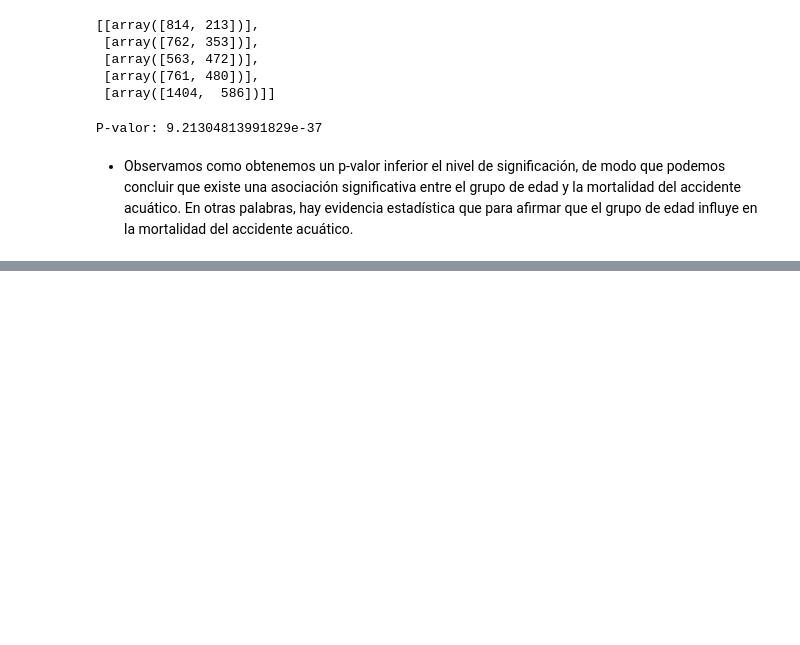
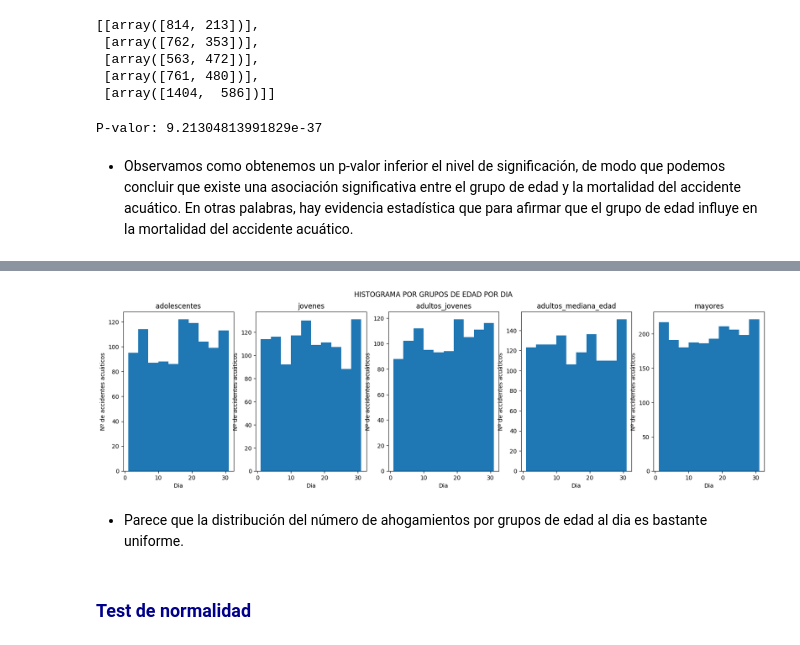
Before and after one commit to adrianova8/Datos_Ahogamientos_Espana, a Jupyter notebook: TFM - Notebooks/Datos de Ahogamiento con Datos Meteorológicos - Test de Hipótesis.ipynb, the cells around one changed output, grey strips where cells are left out. Drawn from its saved outputs; the diff is of its cells as text; code cells hidden in the pictures; blank space fills up the shorter version.

```diff
--- a/TFM - Notebooks/Datos de Ahogamiento con Datos Meteorológicos - Test de Hipótesis.ipynb
+++ b/TFM - Notebooks/Datos de Ahogamiento con Datos Meteorológicos - Test de Hipótesis.ipynb
@@ -645,0 +823,6 @@ P-valor: 9.21304813991829e-37
+# %%
+for i, grupo in enumerate(ahogamientos_por_anos):
+
+    print("Para el grupo de edad:", nombres_grupos_edad[i])
+    check_normality(grupo.values)
+    print("")
@@ -645,0 +846,9 @@ P-valor: 9.21304813991829e-37
+# %%
+for i, grupo in enumerate(ahogamientos_por_anos):
+
+    for j in range(i+1, len(ahogamientos_por_anos)):
+        grupo2 = ahogamientos_por_anos[j]
+
+        print("Para el grupo de edad:", nombres_grupos_edad[i], "y", nombres_grupos_edad[j])
+        check_variance_homogeneity(grupo, grupo2)
+        print("")
@@ -645,0 +877,10 @@ P-valor: 9.21304813991829e-37
+# %%
+# Kruskall-Wallis Test
+# Comprobamos si hay diferencias en el número de ahogamientos por grupos de edad
+for i, grupo in enumerate(ahogamientos_por_anos):
+    for j in range(i+1, len(ahogamientos_por_anos)):
+        grupo2 = ahogamientos_por_anos[j]
+
+        print("Para el grupo de edad:", nombres_grupos_edad[i], "y", nombres_grupos_edad[j])
+        kruskal_wallis_test(grupo, grupo2)
+        print("")
@@ -645,0 +929,23 @@ P-valor: 9.21304813991829e-37
+# %%
+# Obtenemos los datos de ahogamientos por grupos de edad y temporalidad (Mes)
+ahogamientos_por_dias = [adolescentes['Dia'], jovenes['Dia'], adultos_jovenes['Dia'], adultos_mediana_edad['Dia'], mayores['Dia']]
+
+# Creamos el framework
+fig, axs = plt.subplots(1, len(ahogamientos_por_anos), figsize=(20, 5))
+
+for i, grupo in enumerate(ahogamientos_por_dias):
+    axs[i].hist(grupo)
+    axs[i].set_xlabel('Dia')
+    axs[i].set_ylabel('Nº de accidentes acuáticos')
+
+    # Añadir el título correspondiente al grupo de edad actual
+    axs[i].set_title(nombres_grupos_edad[i])
+
+fig.suptitle("HISTOGRAMA POR GRUPOS DE EDAD POR DIA")
+plt.show()
+# %% [output]
+[figure, added]
+# %% [markdown]
++ Parece que la distribución del número de ahogamientos por grupos de edad al dia es bastante uniforme.
+# %% [markdown]
+### <span style=color:darkblue>Test de normalidad</span>
```
Also changed, not shown: parts of 59 cells of this notebook.
